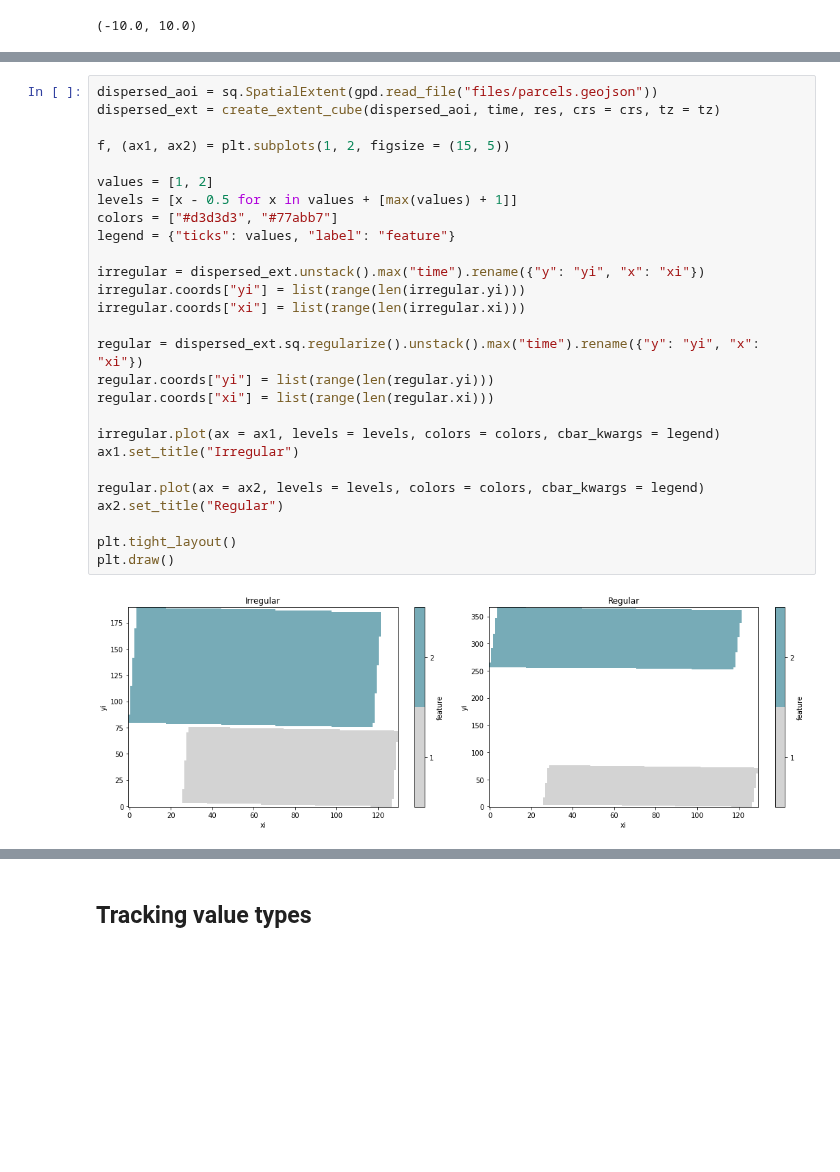
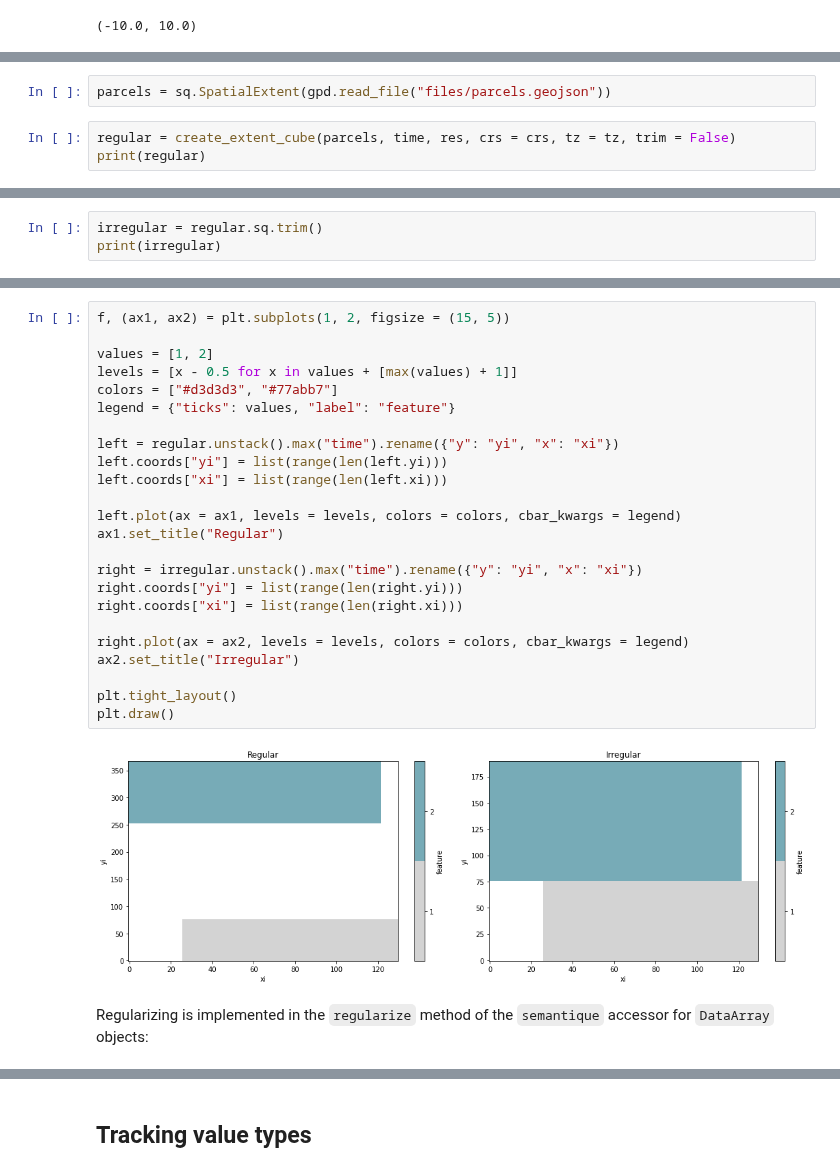
Before and after one commit to ZGIS/semantique, a Jupyter notebook: demo/advanced.ipynb, the cells around one changed output, grey strips where cells are left out. Saved outputs shown, nothing was run; the diff lists cells and outputs as text; blank space fills up the shorter version.

```diff
--- a/demo/advanced.ipynb
+++ b/demo/advanced.ipynb
@@ -243,0 +284,5 @@ During query processing, the query processor uses the trimmed version of the spa
+# %%
+parcels = sq.SpatialExtent(gpd.read_file("files/parcels.geojson"))
+# %%
+regular = create_extent_cube(parcels, time, res, crs = crs, tz = tz, trim = False)
+print(regular)
@@ -243,0 +307,3 @@ During query processing, the query processor uses the trimmed version of the spa
+# %%
+irregular = regular.sq.trim()
+print(irregular)
@@ -244,29 +328,28 @@ During query processing, the query processor uses the trimmed version of the spa
 # %%
-dispersed_aoi = sq.SpatialExtent(gpd.read_file("files/parcels.geojson"))
-dispersed_ext = create_extent_cube(dispersed_aoi, time, res, crs = crs, tz = tz)
-
 f, (ax1, ax2) = plt.subplots(1, 2, figsize = (15, 5))
 
 values = [1, 2]
 levels = [x - 0.5 for x in values + [max(values) + 1]]
 colors = ["#d3d3d3", "#77abb7"]
 legend = {"ticks": values, "label": "feature"}
 
-irregular = dispersed_ext.unstack().max("time").rename({"y": "yi", "x": "xi"})
-irregular.coords["yi"] = list(range(len(irregular.yi)))
-irregular.coords["xi"] = list(range(len(irregular.xi)))
+left = regular.unstack().max("time").rename({"y": "yi", "x": "xi"})
+left.coords["yi"] = list(range(len(left.yi)))
+left.coords["xi"] = list(range(len(left.xi)))
 
-regular = dispersed_ext.sq.regularize().unstack().max("time").rename({"y": "yi", "x": "xi"})
-regular.coords["yi"] = list(range(len(regular.yi)))
-regular.coords["xi"] = list(range(len(regular.xi)))
+left.plot(ax = ax1, levels = levels, colors = colors, cbar_kwargs = legend)
+ax1.set_title("Regular")
 
-irregular.plot(ax = ax1, levels = levels, colors = colors, cbar_kwargs = legend)
-ax1.set_title("Irregular")
+right = irregular.unstack().max("time").rename({"y": "yi", "x": "xi"})
+right.coords["yi"] = list(range(len(right.yi)))
+right.coords["xi"] = list(range(len(right.xi)))
 
-regular.plot(ax = ax2, levels = levels, colors = colors, cbar_kwargs = legend)
-ax2.set_title("Regular")
+right.plot(ax = ax2, levels = levels, colors = colors, cbar_kwargs = legend)
+ax2.set_title("Irregular")
 
 plt.tight_layout()
 plt.draw()
 # %% [output]
-[figure, old version]
+[figure, new version]
+# %% [markdown]
+Regularizing is implemented in the `regularize` method of the `semantique` accessor for `DataArray` objects:
```
Also changed, not shown: parts of 70 cells of this notebook, 6 other files.
